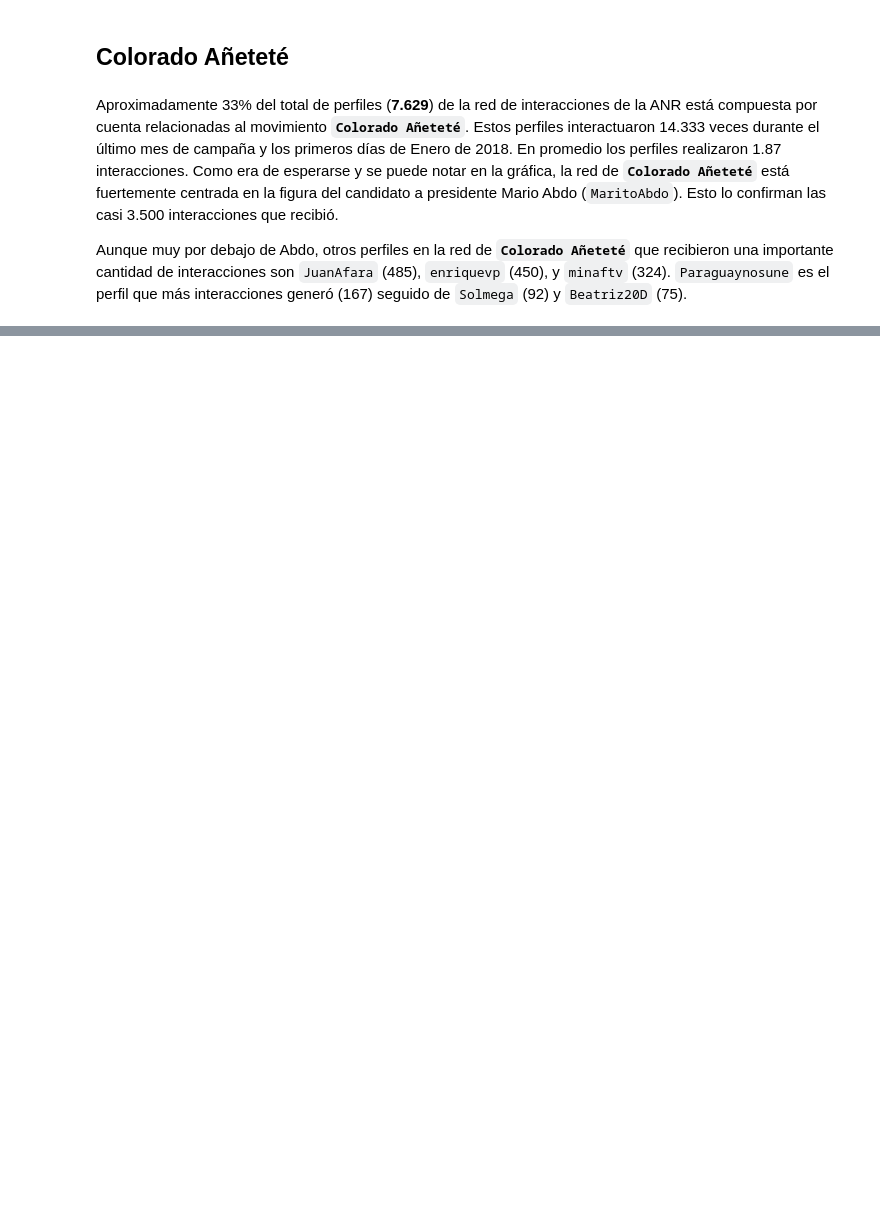
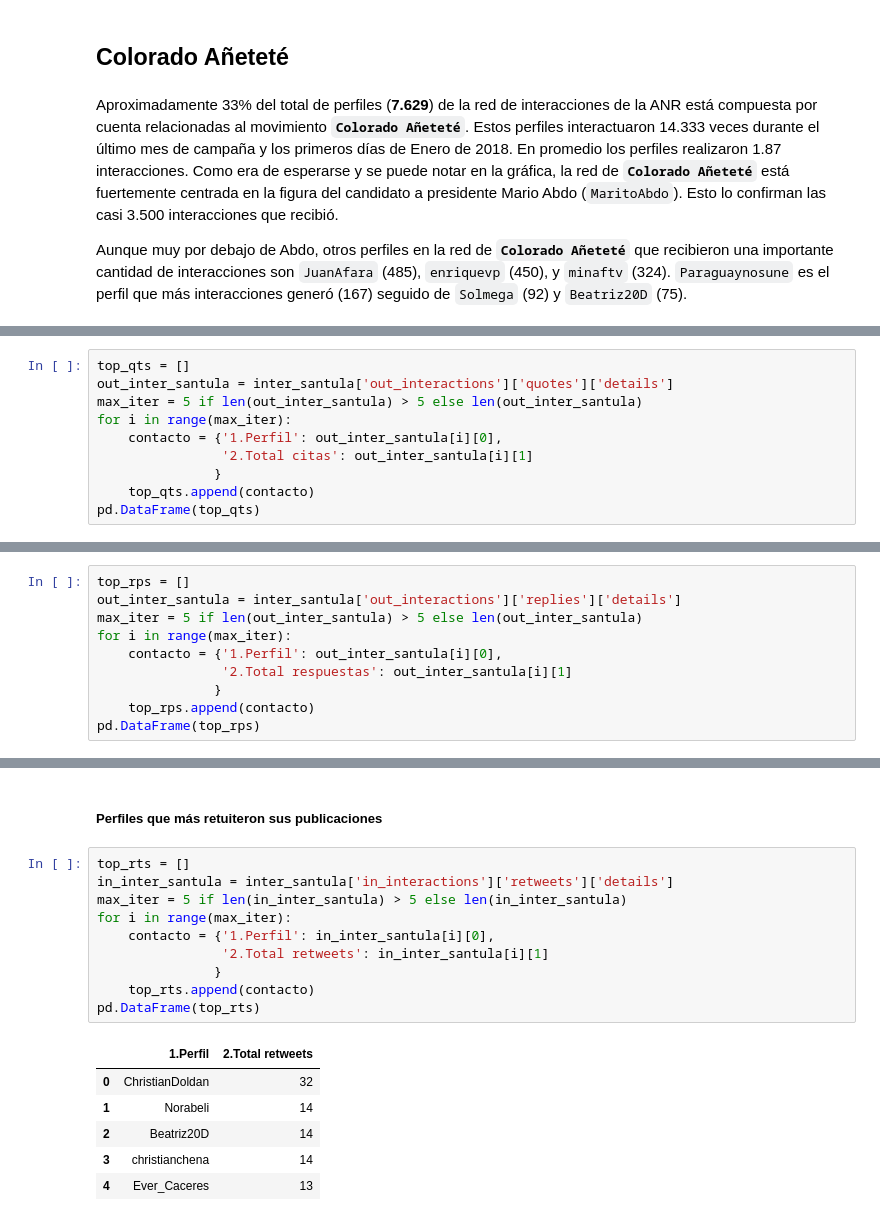
Before and after one commit to ParticipaPY/politic-bots, a Jupyter notebook: reports/bots_politicos_internas_anr_2017.ipynb, the cells around one changed output, grey strips where cells are left out. Saved outputs shown, nothing was run; the diff lists cells and outputs as text; blank space fills up the shorter version.

```diff
--- a/reports/bots_politicos_internas_anr_2017.ipynb
+++ b/reports/bots_politicos_internas_anr_2017.ipynb
@@ -391,0 +453,10 @@ Aunque muy por debajo de Abdo, otros perfiles en la red de **`Colorado Añeteté
+# %%
+top_qts = []
+out_inter_santula = inter_santula['out_interactions']['quotes']['details']
+max_iter = 5 if len(out_inter_santula) > 5 else len(out_inter_santula)
+for i in range(max_iter):
+    contacto = {'1.Perfil': out_inter_santula[i][0],
+                '2.Total citas': out_inter_santula[i][1]
+               }
+    top_qts.append(contacto)
+pd.DataFrame(top_qts)
@@ -391,0 +471,10 @@ Aunque muy por debajo de Abdo, otros perfiles en la red de **`Colorado Añeteté
+# %%
+top_rps = []
+out_inter_santula = inter_santula['out_interactions']['replies']['details']
+max_iter = 5 if len(out_inter_santula) > 5 else len(out_inter_santula)
+for i in range(max_iter):
+    contacto = {'1.Perfil': out_inter_santula[i][0],
+                '2.Total respuestas': out_inter_santula[i][1]
+               }
+    top_rps.append(contacto)
+pd.DataFrame(top_rps)
@@ -391,0 +502,19 @@ Aunque muy por debajo de Abdo, otros perfiles en la red de **`Colorado Añeteté
+# %% [markdown]
+##### Perfiles que más retuiteron sus publicaciones
+# %%
+top_rts = []
+in_inter_santula = inter_santula['in_interactions']['retweets']['details']
+max_iter = 5 if len(in_inter_santula) > 5 else len(in_inter_santula)
+for i in range(max_iter):
+    contacto = {'1.Perfil': in_inter_santula[i][0],
+                '2.Total retweets': in_inter_santula[i][1]
+               }
+    top_rts.append(contacto)
+pd.DataFrame(top_rts)
+# %% [output]
+|  | 1.Perfil | 2.Total retweets |
+| 0 | ChristianDoldan | 32 |
+| 1 | Norabeli | 14 |
+| 2 | Beatriz20D | 14 |
+| 3 | christianchena | 14 |
+| 4 | Ever_Caceres | 13 |
```
Also changed, not shown: parts of 93 cells of this notebook.
